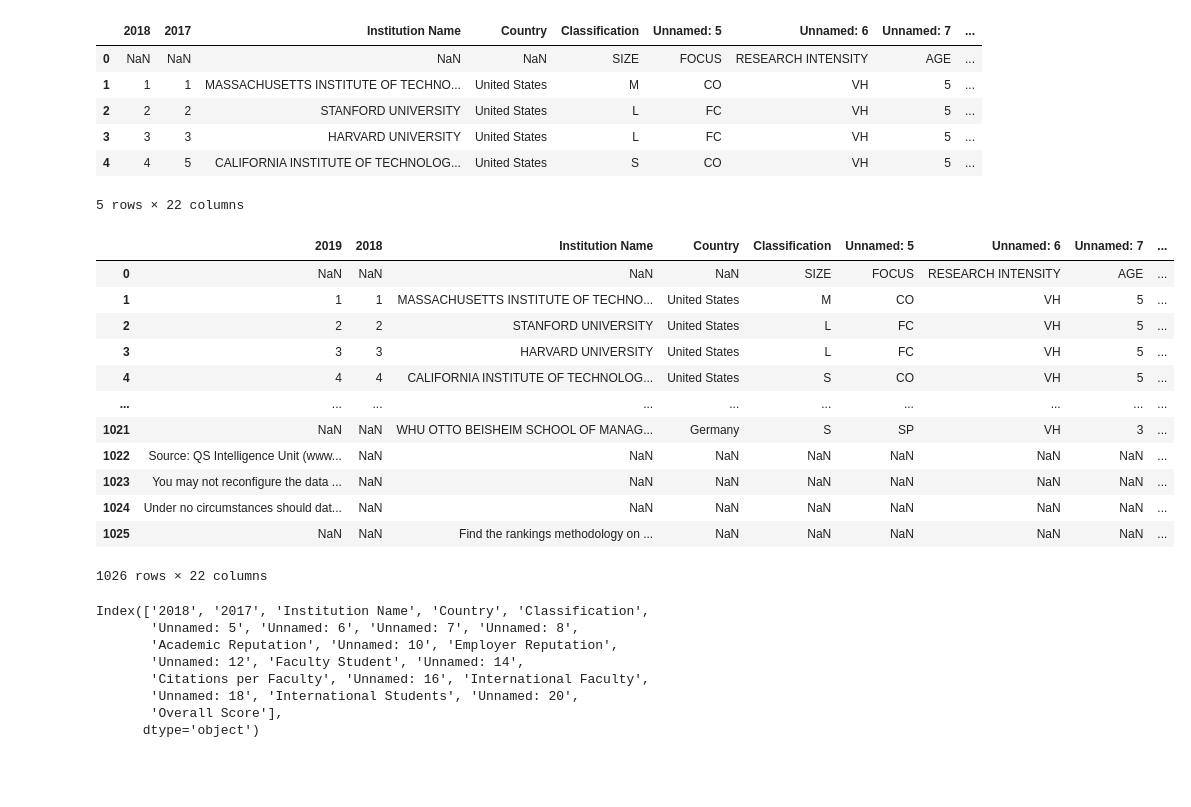
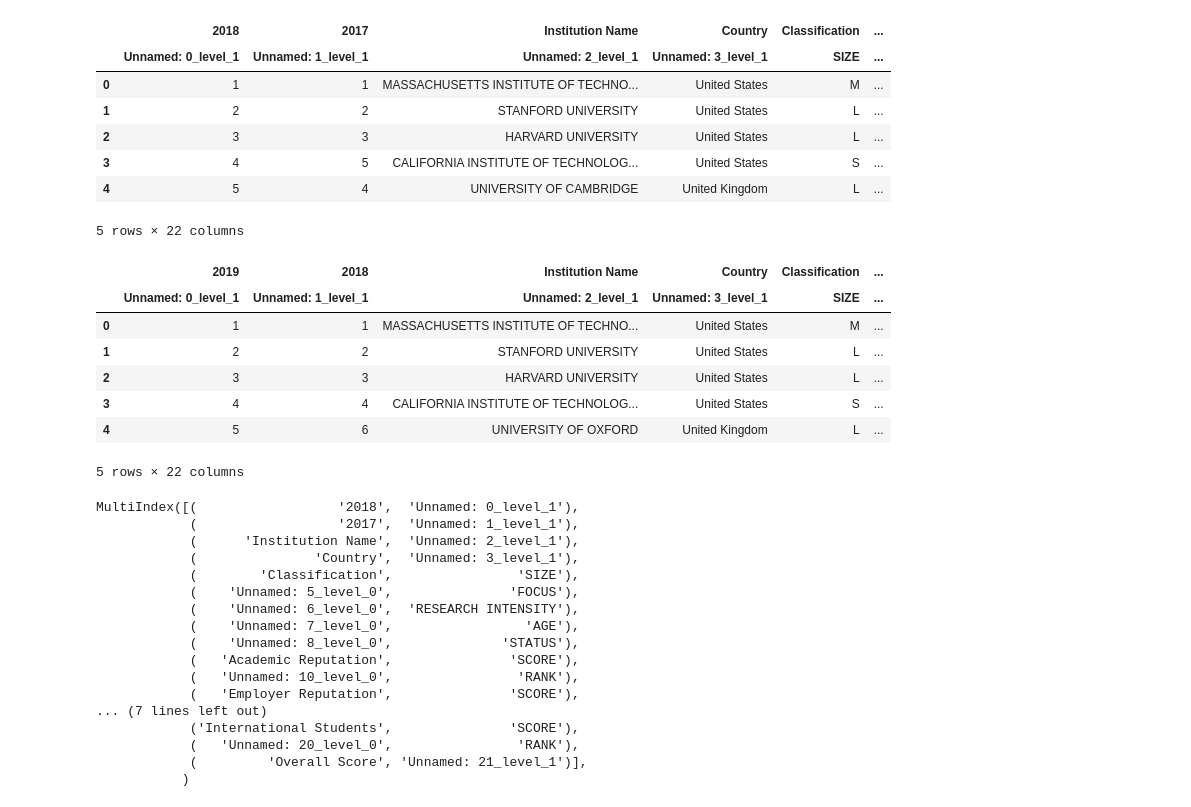
Before and after one commit to tcharrisson/PP22-C628, a Jupyter notebook: apriori project pp.ipynb, the cells around one changed output. Cells and saved outputs as stored; diff of their text form; code cells hidden in the pictures; blank space fills up the shorter version.

Commit message:
organize columns, check for null values

```diff
--- a/apriori project pp.ipynb
+++ b/apriori project pp.ipynb
@@ -6,45 +7,50 @@ import matplotlib.pyplot as plt
 # %%
 university_ranking18 = pd.read_csv('2018-QS-World-University-Rankings.csv',
-                                   encoding='latin-1')
+                                   encoding='latin-1', header = [0,1])
 university_ranking19 = pd.read_csv('2019-QS-World-University-Rankings.csv',
-                                   encoding='latin-1')
+                                   encoding='latin-1', header = [0,1])
 university_ranking20 = pd.read_csv('2020-QS-World-University-Rankings.csv',
-                                   encoding='latin-1')
+                                   encoding='latin-1', header = [0,1])
 # %%
 university_ranking18.head()
 # %% [output]
-|  | 2018 | 2017 | Institution Name | Country | Classification | Unnamed: 5 | Unnamed: 6 | Unnamed: 7 | ... |
-| 0 | NaN | NaN | NaN | NaN | SIZE | FOCUS | RESEARCH INTENSITY | AGE | ... |
-| 1 | 1 | 1 | MASSACHUSETTS INSTITUTE OF TECHNO... | United States | M | CO | VH | 5 | ... |
-| 2 | 2 | 2 | STANFORD UNIVERSITY | United States | L | FC | VH | 5 | ... |
-| 3 | 3 | 3 | HARVARD UNIVERSITY | United States | L | FC | VH | 5 | ... |
-| 4 | 4 | 5 | CALIFORNIA INSTITUTE OF TECHNOLOG... | United States | S | CO | VH | 5 | ... |
+|  | 2018 | 2017 | Institution Name | Country | Classification | ... |
+|  | Unnamed: 0_level_1 | Unnamed: 1_level_1 | Unnamed: 2_level_1 | Unnamed: 3_level_1 | SIZE | ... |
+| 0 | 1 | 1 | MASSACHUSETTS INSTITUTE OF TECHNO... | United States | M | ... |
+| 1 | 2 | 2 | STANFORD UNIVERSITY | United States | L | ... |
+| 2 | 3 | 3 | HARVARD UNIVERSITY | United States | L | ... |
+| 3 | 4 | 5 | CALIFORNIA INSTITUTE OF TECHNOLOG... | United States | S | ... |
+| 4 | 5 | 4 | UNIVERSITY OF CAMBRIDGE | United Kingdom | L | ... |
 5 rows × 22 columns
 # %%
-university_ranking19
+university_ranking19.head()
 # %% [output]
-|  | 2019 | 2018 | Institution Name | Country | Classification | Unnamed: 5 | Unnamed: 6 | Unnamed: 7 | ... |
-| 0 | NaN | NaN | NaN | NaN | SIZE | FOCUS | RESEARCH INTENSITY | AGE | ... |
-| 1 | 1 | 1 | MASSACHUSETTS INSTITUTE OF TECHNO... | United States | M | CO | VH | 5 | ... |
-| 2 | 2 | 2 | STANFORD UNIVERSITY | United States | L | FC | VH | 5 | ... |
-| 3 | 3 | 3 | HARVARD UNIVERSITY | United States | L | FC | VH | 5 | ... |
-| 4 | 4 | 4 | CALIFORNIA INSTITUTE OF TECHNOLOG... | United States | S | CO | VH | 5 | ... |
-| ... | ... | ... | ... | ... | ... | ... | ... | ... | ... |
-| 1021 | NaN | NaN | WHU OTTO BEISHEIM SCHOOL OF MANAG... | Germany | S | SP | VH | 3 | ... |
-| 1022 | Source: QS Intelligence Unit (www... | NaN | NaN | NaN | NaN | NaN | NaN | NaN | ... |
-| 1023 | You may not reconfigure the data ... | NaN | NaN | NaN | NaN | NaN | NaN | NaN | ... |
-| 1024 | Under no circumstances should dat... | NaN | NaN | NaN | NaN | NaN | NaN | NaN | ... |
-| 1025 | NaN | NaN | Find the rankings methodology on ... | NaN | NaN | NaN | NaN | NaN | ... |
+|  | 2019 | 2018 | Institution Name | Country | Classification | ... |
+|  | Unnamed: 0_level_1 | Unnamed: 1_level_1 | Unnamed: 2_level_1 | Unnamed: 3_level_1 | SIZE | ... |
+| 0 | 1 | 1 | MASSACHUSETTS INSTITUTE OF TECHNO... | United States | M | ... |
+| 1 | 2 | 2 | STANFORD UNIVERSITY | United States | L | ... |
+| 2 | 3 | 3 | HARVARD UNIVERSITY | United States | L | ... |
+| 3 | 4 | 4 | CALIFORNIA INSTITUTE OF TECHNOLOG... | United States | S | ... |
+| 4 | 5 | 6 | UNIVERSITY OF OXFORD | United Kingdom | L | ... |
-1026 rows × 22 columns
+5 rows × 22 columns
 # %%
 university_ranking18.columns
 # %% [output]
-Index(['2018', '2017', 'Institution Name', 'Country', 'Classification',
-       'Unnamed: 5', 'Unnamed: 6', 'Unnamed: 7', 'Unnamed: 8',
-       'Academic Reputation', 'Unnamed: 10', 'Employer Reputation',
-       'Unnamed: 12', 'Faculty Student', 'Unnamed: 14',
-       'Citations per Faculty', 'Unnamed: 16', 'International Faculty',
-       'Unnamed: 18', 'International Students', 'Unnamed: 20',
-       'Overall Score'],
-      dtype='object')
+MultiIndex([(                  '2018',  'Unnamed: 0_level_1'),
+            (                  '2017',  'Unnamed: 1_level_1'),
+            (      'Institution Name',  'Unnamed: 2_level_1'),
+            (               'Country',  'Unnamed: 3_level_1'),
+            (        'Classification',                'SIZE'),
+            (    'Unnamed: 5_level_0',               'FOCUS'),
+            (    'Unnamed: 6_level_0',  'RESEARCH INTENSITY'),
+            (    'Unnamed: 7_level_0',                 'AGE'),
+            (    'Unnamed: 8_level_0',              'STATUS'),
+            (   'Academic Reputation',               'SCORE'),
+            (   'Unnamed: 10_level_0',                'RANK'),
+            (   'Employer Reputation',               'SCORE'),
+... (7 lines left out)
+            ('International Students',               'SCORE'),
+            (   'Unnamed: 20_level_0',                'RANK'),
+            (         'Overall Score', 'Unnamed: 21_level_1')],
+           )
 # %%
```
Also changed, not shown: parts of 25 cells of this notebook, 2 other files.
